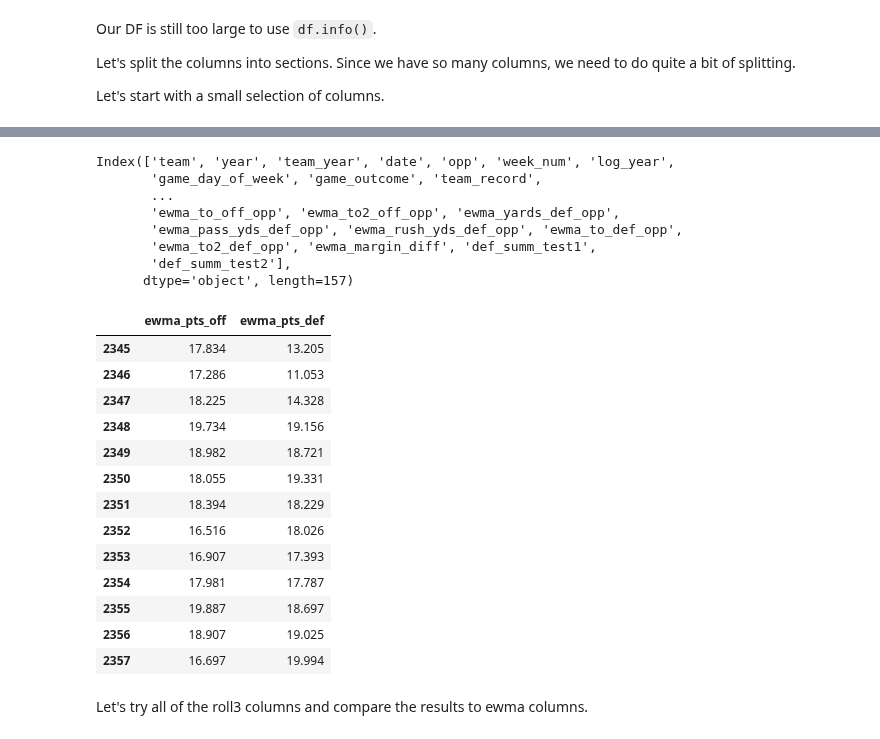
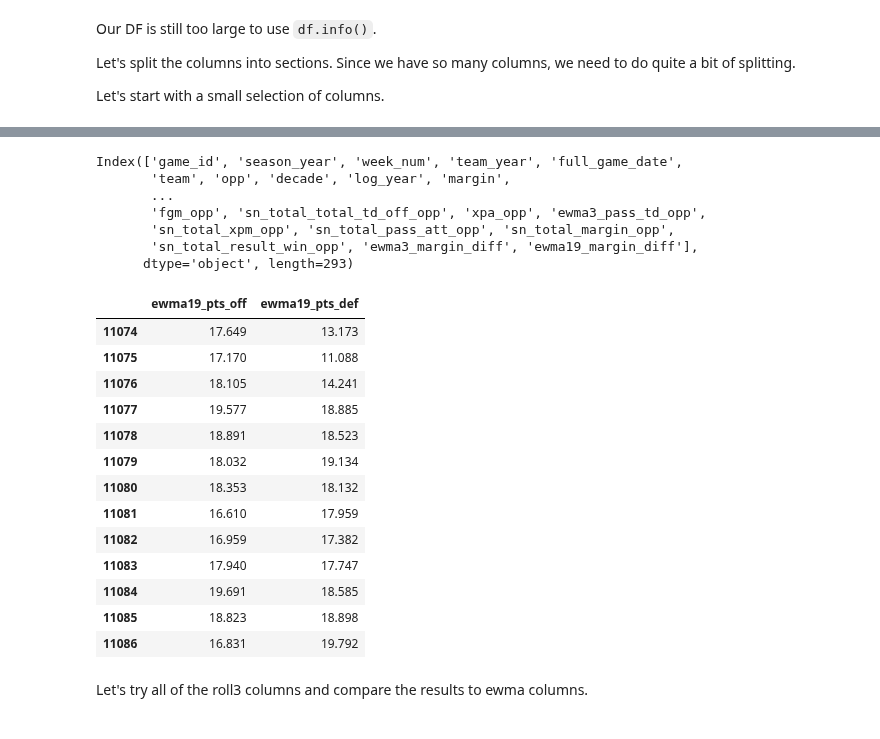
Before and after one commit to edubu2/metis-project2, a Jupyter notebook: code/feature_engineering.ipynb, the cells around one changed output, grey strips where cells are left out. Drawn from its saved outputs; the diff is of its cells as text; code cells hidden in the pictures.

```diff
--- a/code/feature_engineering.ipynb
+++ b/code/feature_engineering.ipynb
@@ -11,7 +14,7 @@ from clean import clean_games
 # %% [markdown]
 Let's clean & load our data. For time's sake, we're only going to use years 1990-2020.
 # %%
-game_df = clean_games("data/games_scraped.pickle", start_year=1990)
+game_df = clean_games("data/games.pickle", start_year=1990)
 # %%
 game_df.shape
 # %% [output]
@@ -100,14 +99,2 @@ ewma_df = game_df[roll3_vars]
 # %%
 # sns.pairplot(small_df, plot_kws=dict(alpha=.1, edgecolor='none'))
-# %%
-game_df['def_summ_test1'] = \
-    ((game_df['ewma_yards_def'].to_numpy() / (game_df['ewma_to_def'].to_numpy() + 1)
-      .astype(float)))
-
-game_df['def_summ_test2'] = \
-    ((game_df['ewma_yards_def'].to_numpy() / (game_df['ewma_to2_def'].to_numpy() + 1)
-     .astype(float)))
-
-def_df = game_df[['year', 'team', 'opp', 'margin', 'ewma_result_win', 'ewma_yards_def',
-                  'ewma_to_def', 'ewma_to2_def', 'def_summ_test1', 'def_summ_test2']]
-def_df.head(5)
@@ -222,32 +200,31 @@ def split_and_validate(X, y):
 # %%
 game_df.columns
 # %% [output]
-Index(['team', 'year', 'team_year', 'date', 'opp', 'week_num', 'log_year',
-       'game_day_of_week', 'game_outcome', 'team_record',
+Index(['game_id', 'season_year', 'week_num', 'team_year', 'full_game_date',
+       'team', 'opp', 'decade', 'log_year', 'margin',
        ...
-       'ewma_to_off_opp', 'ewma_to2_off_opp', 'ewma_yards_def_opp',
-       'ewma_pass_yds_def_opp', 'ewma_rush_yds_def_opp', 'ewma_to_def_opp',
-       'ewma_to2_def_opp', 'ewma_margin_diff', 'def_summ_test1',
-       'def_summ_test2'],
-      dtype='object', length=157)
+       'fgm_opp', 'sn_total_total_td_off_opp', 'xpa_opp', 'ewma3_pass_td_opp',
+       'sn_total_xpm_opp', 'sn_total_pass_att_opp', 'sn_total_margin_opp',
+       'sn_total_result_win_opp', 'ewma3_margin_diff', 'ewma19_margin_diff'],
+      dtype='object', length=293)
 # %%
 mask = game_df['team_year'] == 'chi-2019'
-game_df[mask][['ewma_pts_off', 'ewma_pts_def']]
+game_df[mask][['ewma19_pts_off', 'ewma19_pts_def']]
 # %% [output]
-|  | ewma_pts_off | ewma_pts_def |
-| 2345 | 17.834 | 13.205 |
-| 2346 | 17.286 | 11.053 |
-| 2347 | 18.225 | 14.328 |
-| 2348 | 19.734 | 19.156 |
-| 2349 | 18.982 | 18.721 |
-| 2350 | 18.055 | 19.331 |
-| 2351 | 18.394 | 18.229 |
-| 2352 | 16.516 | 18.026 |
-| 2353 | 16.907 | 17.393 |
-| 2354 | 17.981 | 17.787 |
-| 2355 | 19.887 | 18.697 |
-| 2356 | 18.907 | 19.025 |
-| 2357 | 16.697 | 19.994 |
+|  | ewma19_pts_off | ewma19_pts_def |
+| 11074 | 17.649 | 13.173 |
+| 11075 | 17.170 | 11.088 |
+| 11076 | 18.105 | 14.241 |
+| 11077 | 19.577 | 18.885 |
+| 11078 | 18.891 | 18.523 |
+| 11079 | 18.032 | 19.134 |
+| 11080 | 18.353 | 18.132 |
+| 11081 | 16.610 | 17.959 |
+| 11082 | 16.959 | 17.382 |
+| 11083 | 17.940 | 17.747 |
+| 11084 | 19.691 | 18.585 |
+| 11085 | 18.823 | 18.898 |
+| 11086 | 16.831 | 19.792 |
 # %% [markdown]
 Let's try all of the roll3 columns and compare the results to ewma columns.
 # %%
```
Also changed, not shown: parts of 34 cells of this notebook, 4 other files.
